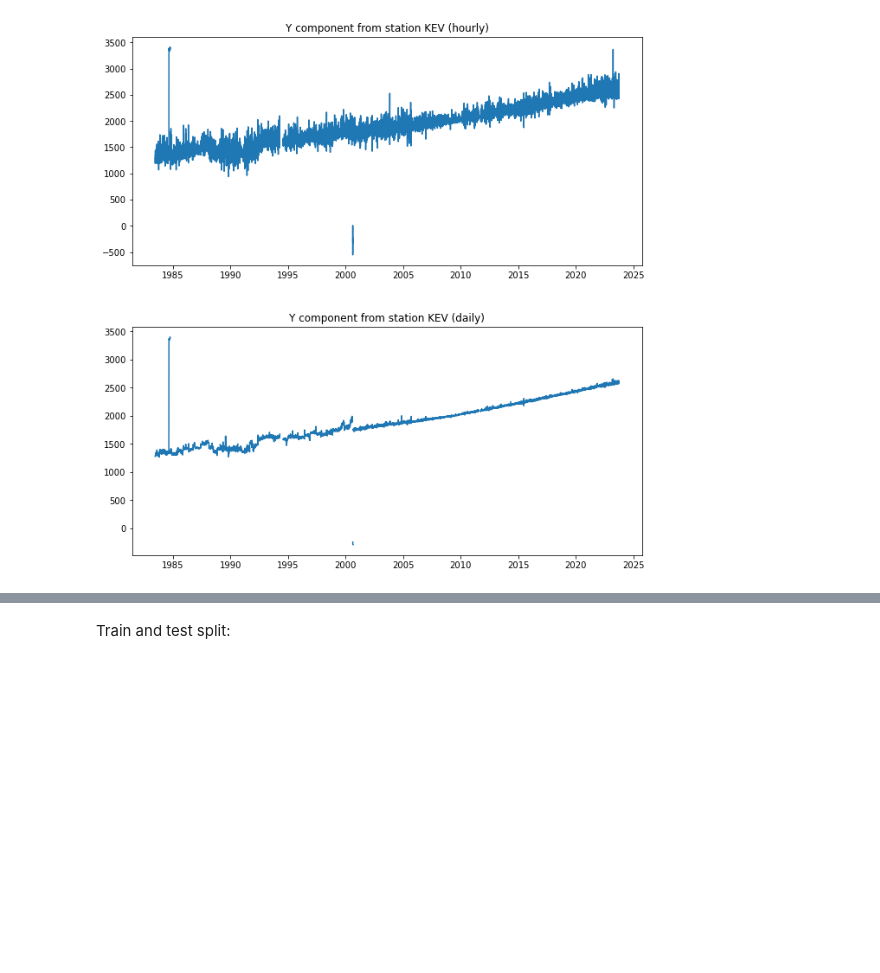
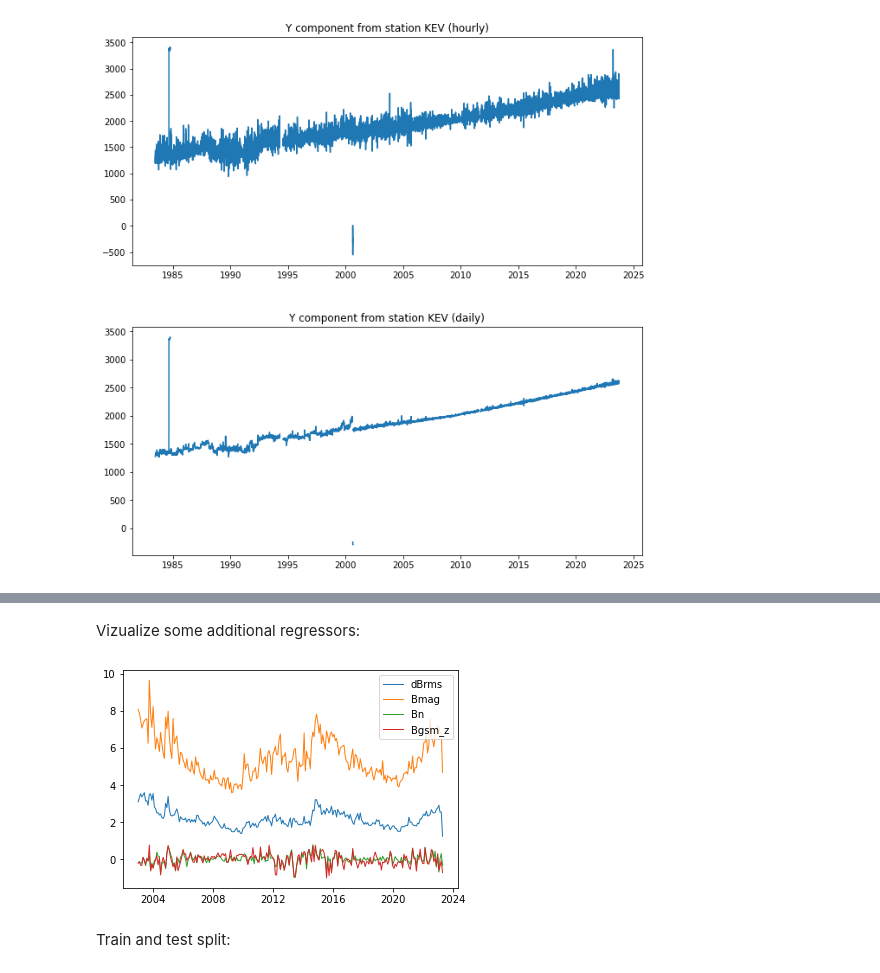
Before and after one commit to OkoksNeDam/geoinformation-data-forecasting, a Jupyter notebook: prophet.ipynb, the cells around one changed output, grey strips where cells are left out. Saved outputs shown, nothing was run; the diff lists cells and outputs as text; code cells hidden in the pictures; blank space fills up the shorter version.

Commit message:
added code for forecasting with extra regressors

```diff
--- a/prophet.ipynb
+++ b/prophet.ipynb
@@ -126,3 +158,14 @@ df.head()
+# %% [markdown]
+Vizualize some additional regressors:
+# %%
+plt.plot(df.resample('1MS', on='ds').mean().dBrms, label='dBrms', linewidth=1)
+plt.plot(df.resample('1MS', on='ds').mean().Bmag, label='Bmag', linewidth=1)
+plt.plot(df.resample('1MS', on='ds').mean().Bn, label='Bn', linewidth=1)
+plt.plot(df.resample('1MS', on='ds').mean().Bgsm_z, label='Bgsm_z', linewidth=1)
+plt.legend()
+plt.show()
+# %% [output]
+[figure, added]
 # %% [markdown]
 Train and test split:
 # %%
```
Also changed, not shown: parts of 16 cells of this notebook.
